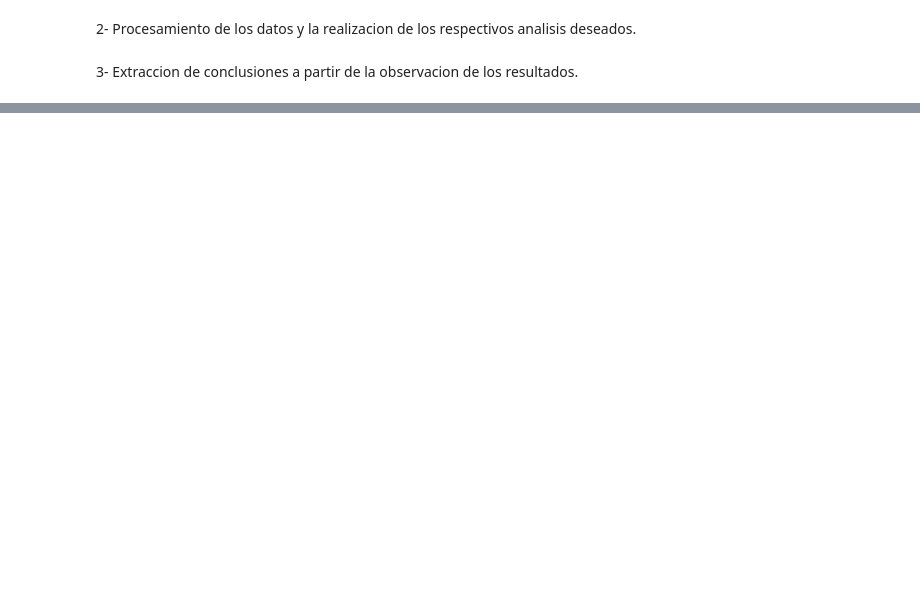
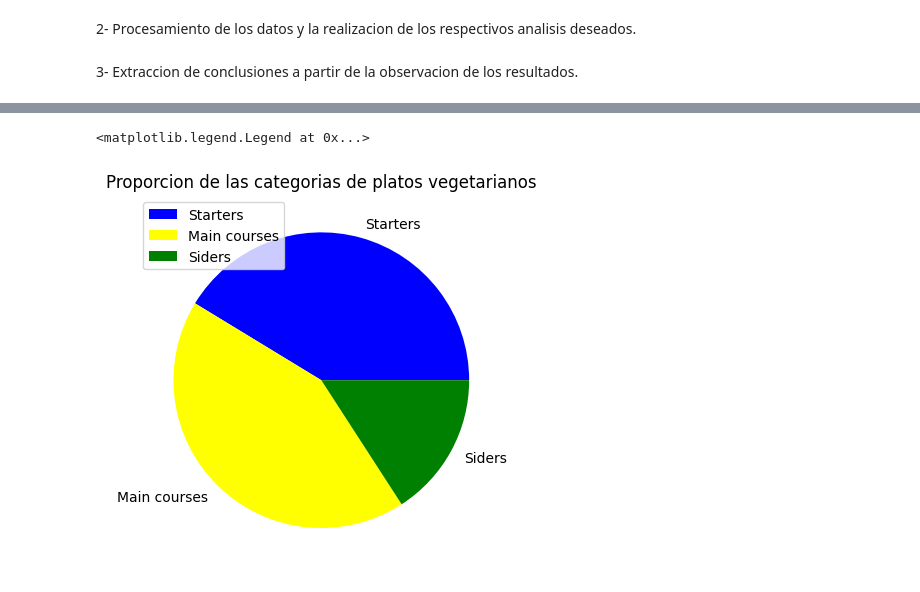
Before and after one commit to cesa-lang/Proyecto-ICD-1er-semestre, a Jupyter notebook: Analisis de Pro-ICD.ipynb, the cells around one changed output, grey strips where cells are left out. Saved outputs shown, nothing was run; the diff lists cells and outputs as text; code cells hidden in the pictures; blank space fills up the shorter version.

```diff
--- a/Analisis de Pro-ICD.ipynb
+++ b/Analisis de Pro-ICD.ipynb
@@ -58,0 +206,21 @@ Antes que todo, decidio hacer un mapa interactivo para poder ver ubicados los si
+# %%
+veg_data = []
+
+for a in info_list:
+    if a["Menu card"]["Vegetarian options"] is None:
+        continue
+    for f in a["Menu card"]["Vegetarian options"].values():
+        veg_data.append(f)
+
+veg_data.count("Starters")
+veg_data.count("Main course")
+veg_data.count("Siders")
+
+new_list = ["Starters","Main courses","Siders"]
+new_list1 = [veg_data.count("Starters"),veg_data.count("Main course"),veg_data.count("Siders")]
+plt.pie(new_list1,labels = new_list, colors = ["blue","yellow","green"])
+plt.title("Proporcion de las categorias de platos vegetarianos")
+plt.legend(labels = new_list)
+# %% [output]
+<matplotlib.legend.Legend at 0x...>
+[figure, added]
```
Also changed, not shown: parts of 38 cells of this notebook.
